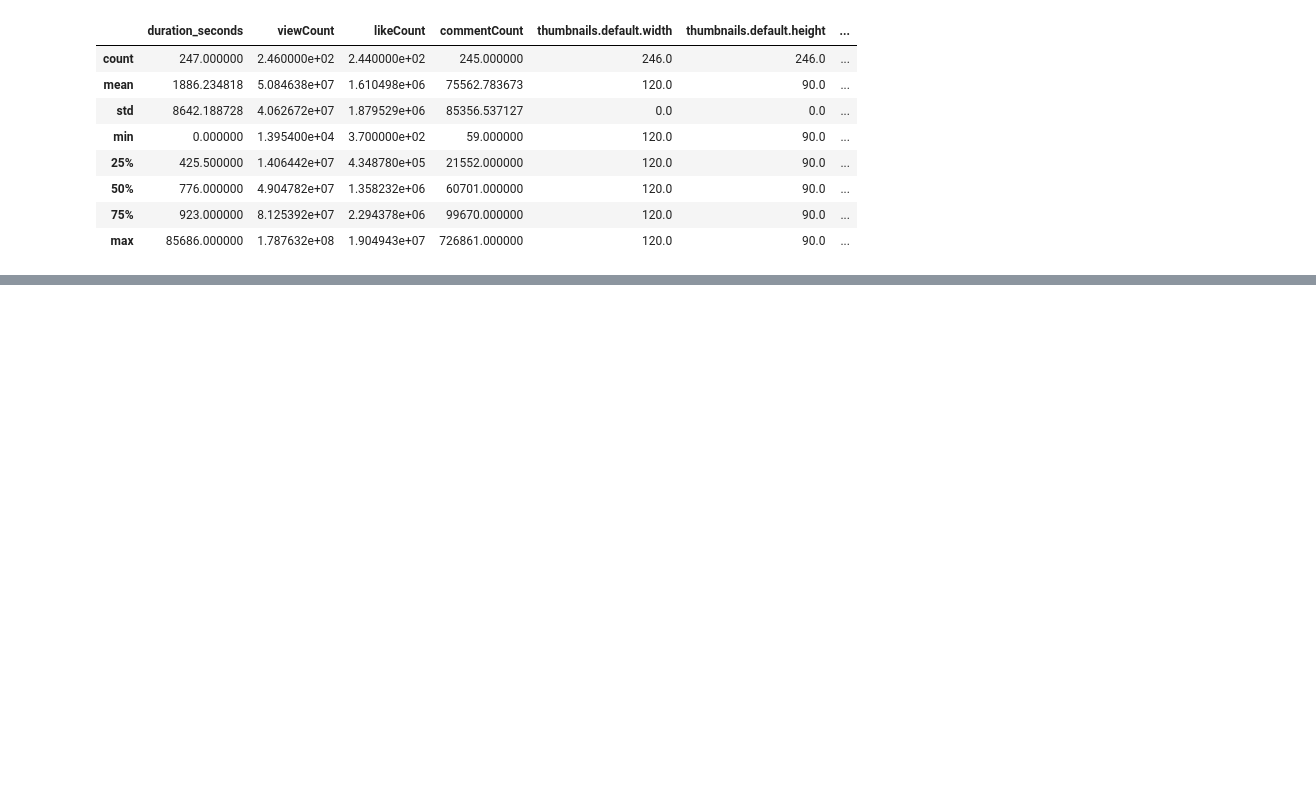
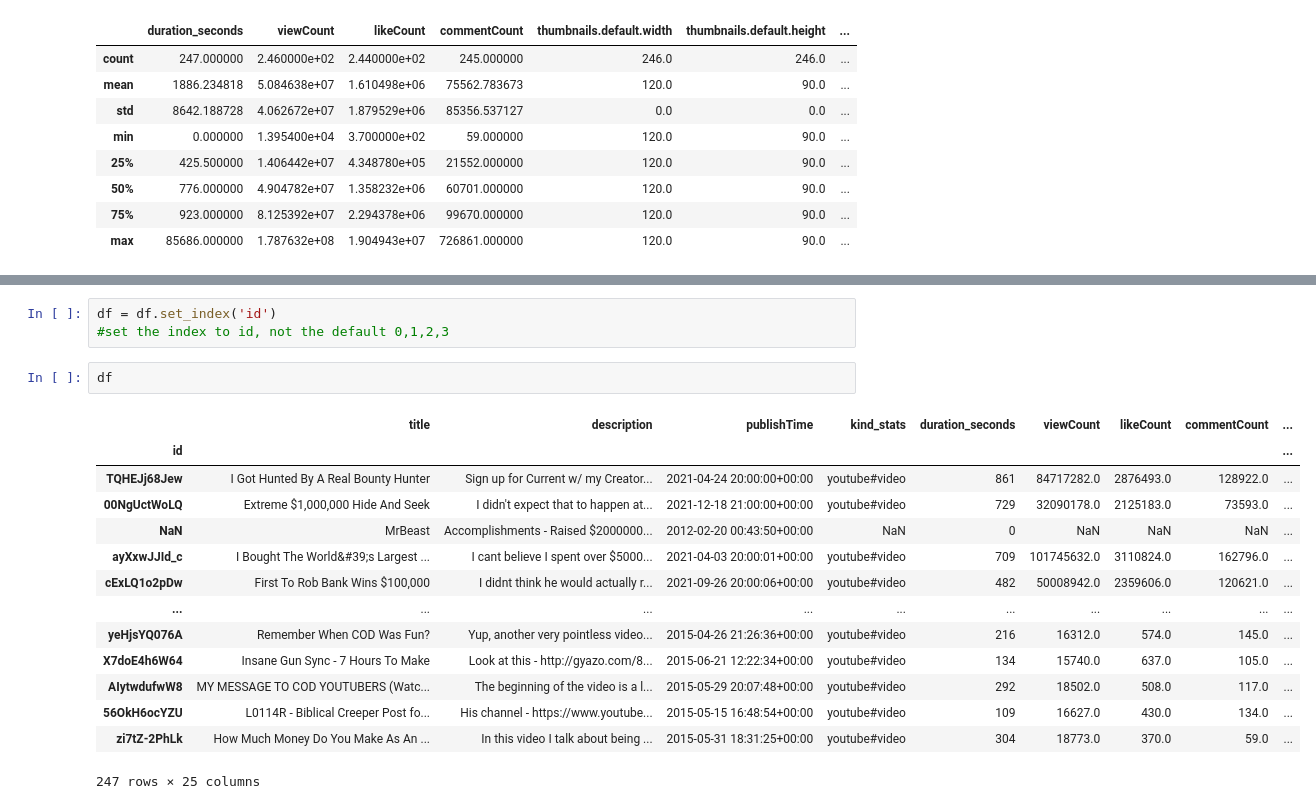
Before and after one commit to majogamit/Intro-to-Pandas, a Jupyter notebook: simple-intro-to-pandas.ipynb, the cells around one changed output, grey strips where cells are left out. Cells and saved outputs as stored; diff of their text form; blank space fills up the shorter version.

Commit message:
Columns and Rows

```diff
--- a/simple-intro-to-pandas.ipynb
+++ b/simple-intro-to-pandas.ipynb
@@ -194,0 +234,20 @@ df.describe()
+# %%
+df = df.set_index('id')
+#set the index to id, not the default 0,1,2,3
+# %%
+df
+# %% [output]
+|  | title | description | publishTime | kind_stats | duration_seconds | viewCount | likeCount | commentCount | ... |
+| id |  |  |  |  |  |  |  |  | ... |
+| TQHEJj68Jew | I Got Hunted By A Real Bounty Hunter | Sign up for Current w/ my Creator... | 2021-04-24 20:00:00+00:00 | youtube#video | 861 | 84717282.0 | 2876493.0 | 128922.0 | ... |
+| 00NgUctWoLQ | Extreme $1,000,000 Hide And Seek | I didn't expect that to happen at... | 2021-12-18 21:00:00+00:00 | youtube#video | 729 | 32090178.0 | 2125183.0 | 73593.0 | ... |
+| NaN | MrBeast | Accomplishments - Raised $2000000... | 2012-02-20 00:43:50+00:00 | NaN | 0 | NaN | NaN | NaN | ... |
+| ayXxwJJId_c | I Bought The World&#39;s Largest ... | I cant believe I spent over $5000... | 2021-04-03 20:00:01+00:00 | youtube#video | 709 | 101745632.0 | 3110824.0 | 162796.0 | ... |
+| cExLQ1o2pDw | First To Rob Bank Wins $100,000 | I didnt think he would actually r... | 2021-09-26 20:00:06+00:00 | youtube#video | 482 | 50008942.0 | 2359606.0 | 120621.0 | ... |
+| ... | ... | ... | ... | ... | ... | ... | ... | ... | ... |
+| yeHjsYQ076A | Remember When COD Was Fun? | Yup, another very pointless video... | 2015-04-26 21:26:36+00:00 | youtube#video | 216 | 16312.0 | 574.0 | 145.0 | ... |
+| X7doE4h6W64 | Insane Gun Sync - 7 Hours To Make | Look at this - http://gyazo.com/8... | 2015-06-21 12:22:34+00:00 | youtube#video | 134 | 15740.0 | 637.0 | 105.0 | ... |
+| AIytwdufwW8 | MY MESSAGE TO COD YOUTUBERS (Watc... | The beginning of the video is a l... | 2015-05-29 20:07:48+00:00 | youtube#video | 292 | 18502.0 | 508.0 | 117.0 | ... |
+| 56OkH6ocYZU | L0114R - Biblical Creeper Post fo... | His channel - https://www.youtube... | 2015-05-15 16:48:54+00:00 | youtube#video | 109 | 16627.0 | 430.0 | 134.0 | ... |
+| zi7tZ-2PhLk | How Much Money Do You Make As An ... | In this video I talk about being ... | 2015-05-31 18:31:25+00:00 | youtube#video | 304 | 18773.0 | 370.0 | 59.0 | ... |
+247 rows × 25 columns
```
Also changed, not shown: parts of 4 cells of this notebook.
